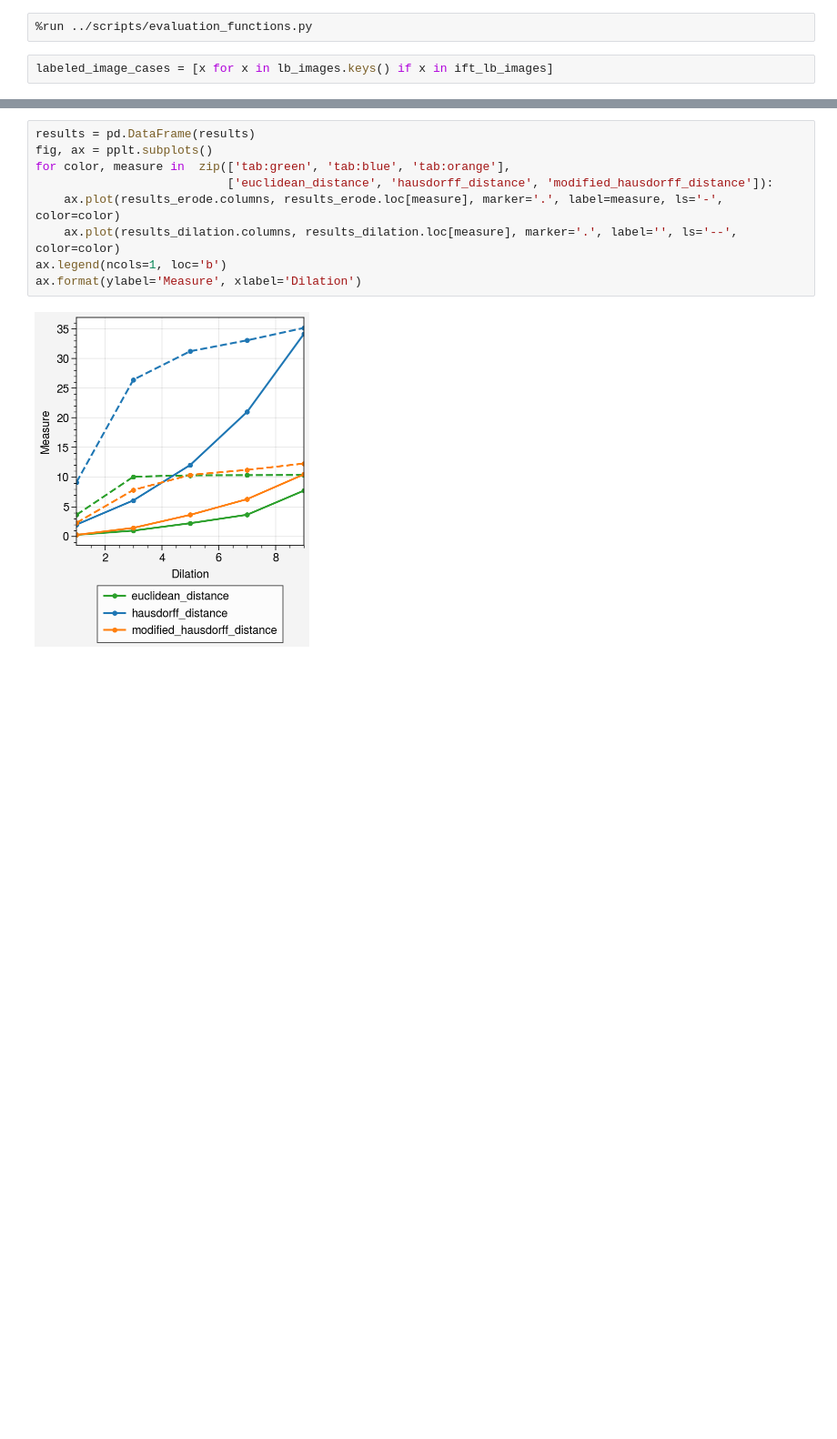
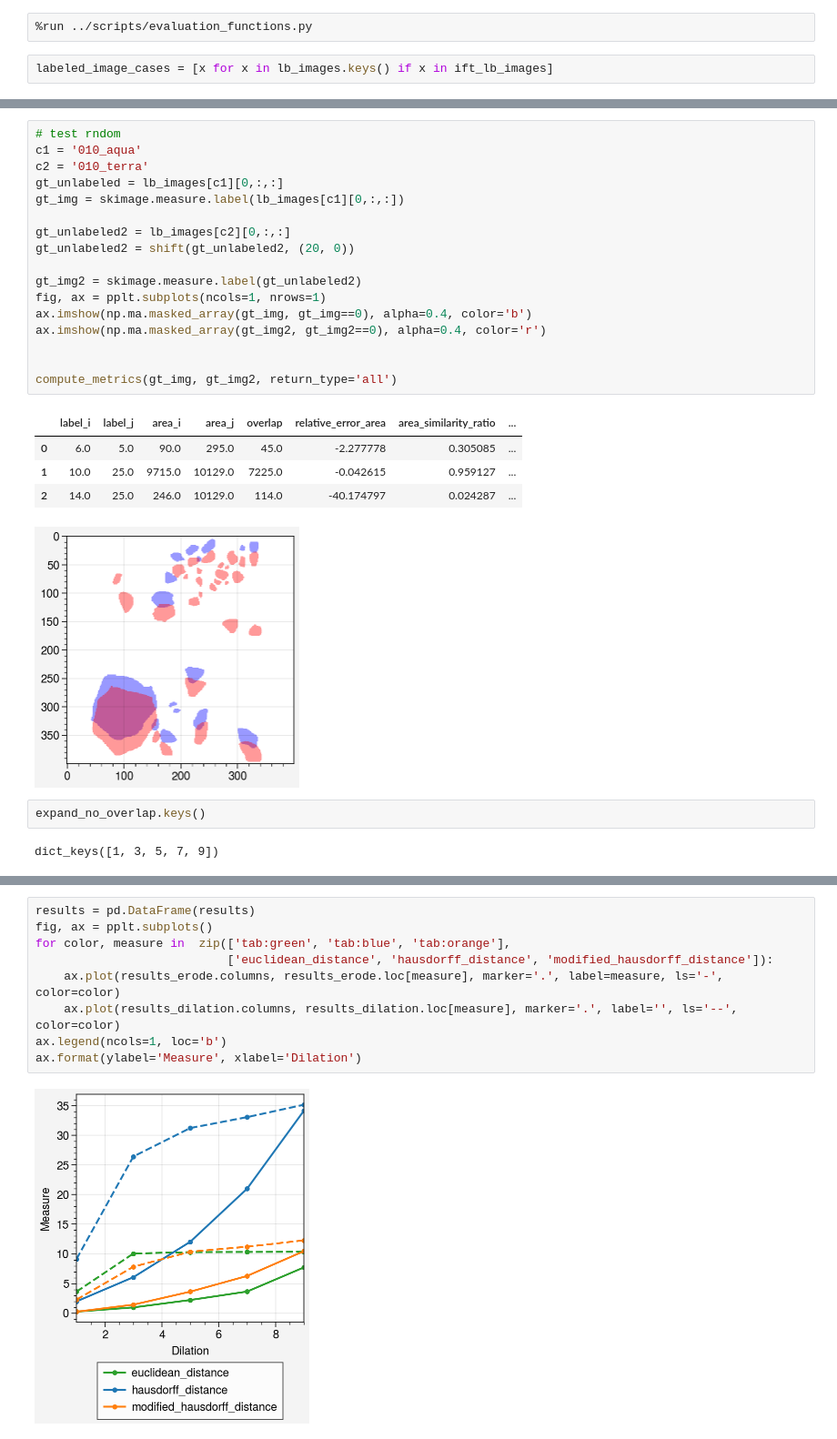
Before and after one commit to danielmwatkins/eval_seg, a Jupyter notebook: notebooks/segmentation_evaluation.ipynb, the cells around one changed output, grey strips where cells are left out. Shown at 91% size. Drawn from its saved outputs; the diff is of its cells as text; blank space fills up the shorter version.

```diff
--- a/notebooks/segmentation_evaluation.ipynb
+++ b/notebooks/segmentation_evaluation.ipynb
@@ -325,0 +339,27 @@ dtype: float64
+# %%
+# test rndom
+c1 = '010_aqua'
+c2 = '010_terra'
+gt_unlabeled = lb_images[c1][0,:,:]
+gt_img = skimage.measure.label(lb_images[c1][0,:,:])
+
+gt_unlabeled2 = lb_images[c2][0,:,:]
+gt_unlabeled2 = shift(gt_unlabeled2, (20, 0))
+
+gt_img2 = skimage.measure.label(gt_unlabeled2)
+fig, ax = pplt.subplots(ncols=1, nrows=1)
+ax.imshow(np.ma.masked_array(gt_img, gt_img==0), alpha=0.4, color='b')
+ax.imshow(np.ma.masked_array(gt_img2, gt_img2==0), alpha=0.4, color='r')
+
+
+compute_metrics(gt_img, gt_img2, return_type='all')
+# %% [output]
+|  | label_i | label_j | area_i | area_j | overlap | relative_error_area | area_similarity_ratio | ... |
+| 0 | 6.0 | 5.0 | 90.0 | 295.0 | 45.0 | -2.277778 | 0.305085 | ... |
+| 1 | 10.0 | 25.0 | 9715.0 | 10129.0 | 7225.0 | -0.042615 | 0.959127 | ... |
+| 2 | 14.0 | 25.0 | 246.0 | 10129.0 | 114.0 | -40.174797 | 0.024287 | ... |
+[figure, added]
+# %%
+expand_no_overlap.keys()
+# %% [output]
+dict_keys([1, 3, 5, 7, 9])
```
Also changed, not shown: parts of 27 cells of this notebook, 2 other files.
